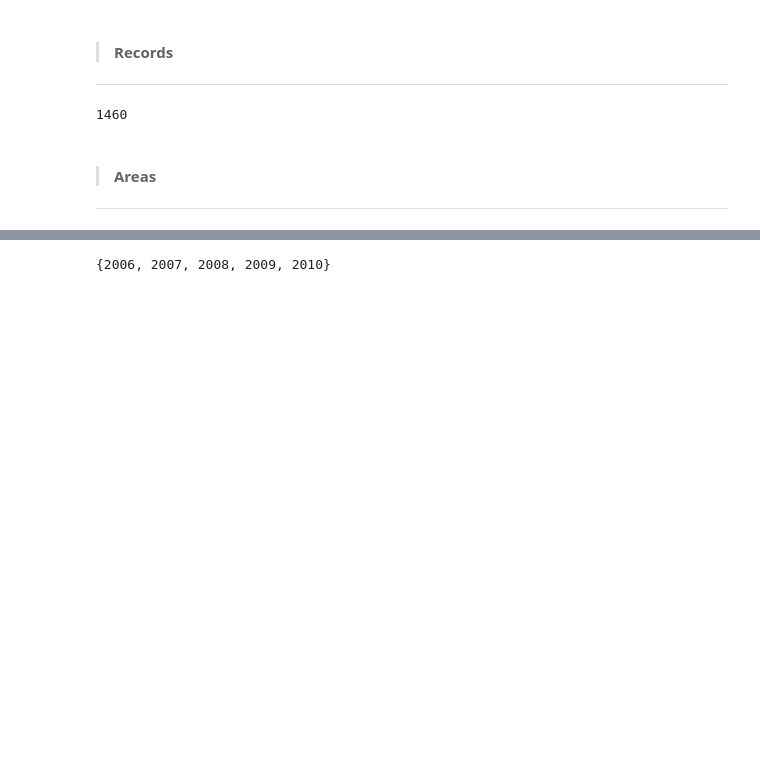
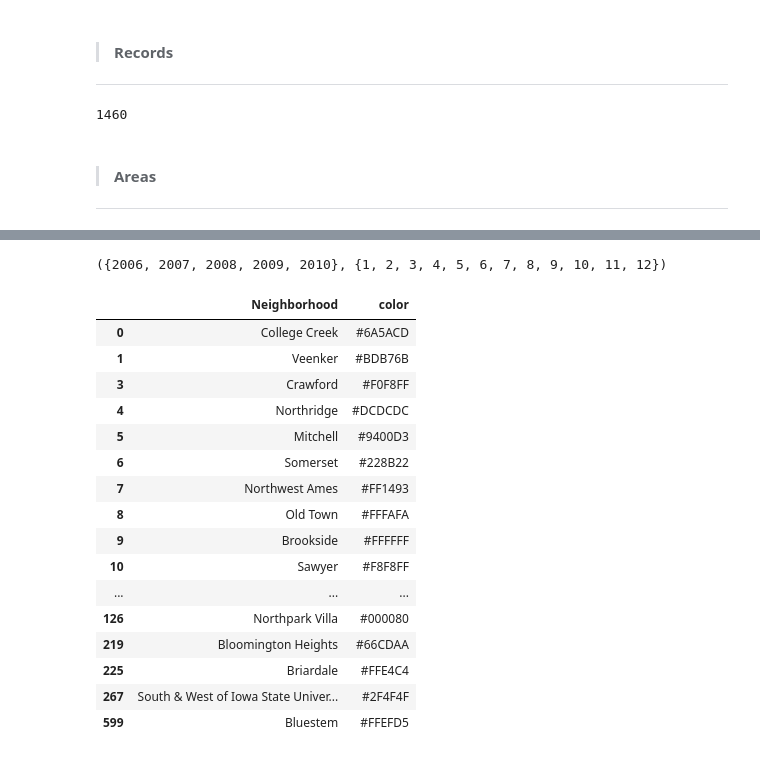
Before and after one commit to srjit/kaggle-pool, a Jupyter notebook: housing/notebooks/00 Basic Eda.ipynb, the cells around one changed output, grey strips where cells are left out. Cells and saved outputs as stored; diff of their text form; code cells hidden in the pictures; blank space fills up the shorter version.

```diff
--- a/housing/notebooks/00 Basic Eda.ipynb
+++ b/housing/notebooks/00 Basic Eda.ipynb
@@ -79,4 +86,5 @@ neighborhood_names = {
 # %%
-set(train["YrSold"].tolist())
+(years, months) = set(train["YrSold"].tolist()), set(train["MoSold"].tolist())
+years, months
 # %% [output]
-{2006, 2007, 2008, 2009, 2010}
+({2006, 2007, 2008, 2009, 2010}, {1, 2, 3, 4, 5, 6, 7, 8, 9, 10, 11, 12})
@@ -82,0 +240,20 @@ set(train["YrSold"].tolist())
+# %%
+train[["Neighborhood","color"]].drop_duplicates()
+# %% [output]
+|  | Neighborhood | color |
+| 0 | College Creek | #6A5ACD |
+| 1 | Veenker | #BDB76B |
+| 3 | Crawford | #F0F8FF |
+| 4 | Northridge | #DCDCDC |
+| 5 | Mitchell | #9400D3 |
+| 6 | Somerset | #228B22 |
+| 7 | Northwest Ames | #FF1493 |
+| 8 | Old Town | #FFFAFA |
+| 9 | Brookside | #FFFFFF |
+| 10 | Sawyer | #F8F8FF |
+| ... | ... | ... |
+| 126 | Northpark Villa | #000080 |
+| 219 | Bloomington Heights | #66CDAA |
+| 225 | Briardale | #FFE4C4 |
+| 267 | South & West of Iowa State Univer... | #2F4F4F |
+| 599 | Bluestem | #FFEFD5 |
```
Also changed, not shown: parts of 10 cells of this notebook.
